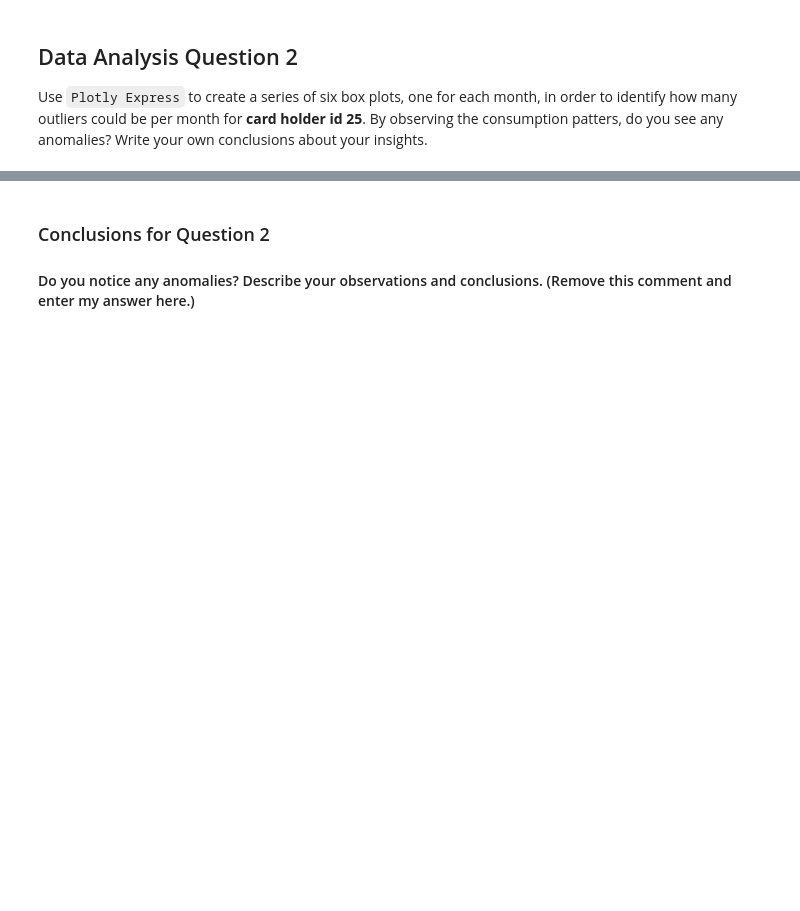
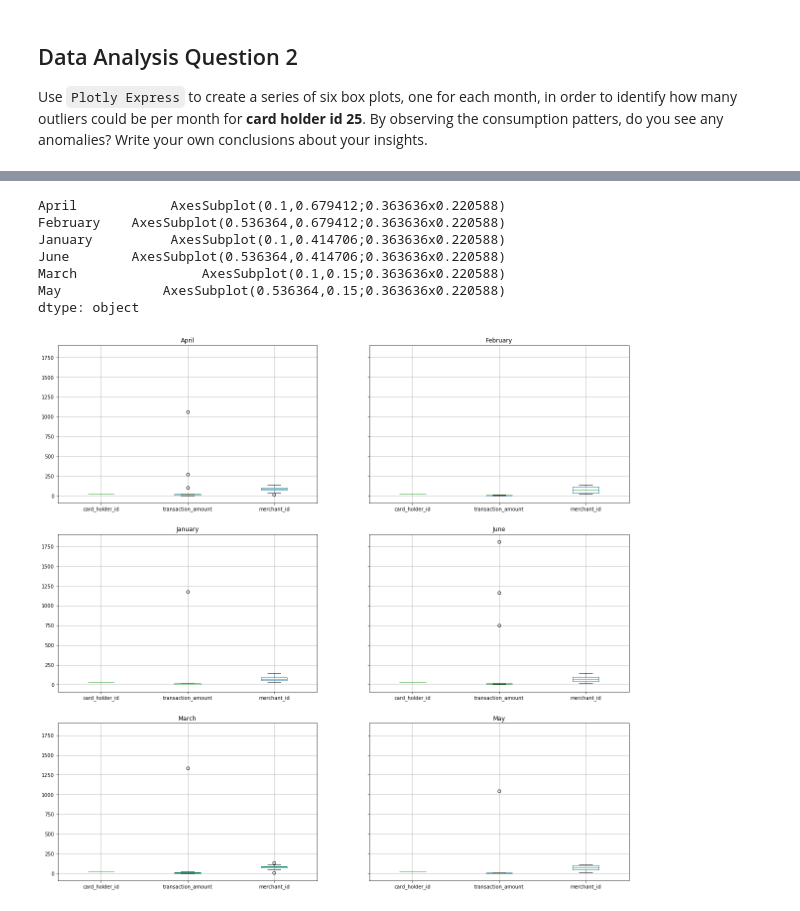
Before and after one commit to jonowens/suspicious_transactions, a Jupyter notebook: visual_data_analysis.ipynb, the cells around one changed output, grey strips where cells are left out. Drawn from its saved outputs; the diff is of its cells as text; code cells hidden in the pictures; blank space fills up the shorter version.

Commit message:
Complete second phase of analysis for card holder 25 and answered question 2.

```diff
--- a/visual_data_analysis.ipynb
+++ b/visual_data_analysis.ipynb
@@ -229,3 +226,9 @@ card_holder_2.hvplot(label='Activity Customer 2') * card_holder_18.hvplot(label=
    Use `Plotly Express` to create a series of six box plots, one for each month, in order to identify how many outliers could be per month for **card holder id 25**. By observing the consumption patters, do you see any anomalies? Write your own conclusions about your insights.
 # %%
 # loading data of daily transactions from jan to jun 2018 for card holder 25
+card_holder_25 = df_card_holder[df_card_holder['card_holder_id'] == 25]
+card_holder_25.reset_index(inplace=True)
+card_holder_25.sort_values(['transaction_date'], inplace=True)
+# Assign transactions from January through the end June.
+card_holder_25_jan_jun_2018 = card_holder_25[0:68]
+card_holder_25_jan_jun_2018.tail()
@@ -233,0 +242,7 @@ card_holder_2.hvplot(label='Activity Customer 2') * card_holder_18.hvplot(label=
+# %%
+# change the numeric month to month names
+card_holder_25_jan_jun_2018.set_index(['transaction_date'], inplace=True)
+card_holder_25_jan_jun_2018.head()
+# Extract string format from tranasaction_date and assign month to index
+card_holder_25_jan_jun_2018.index = card_holder_25_jan_jun_2018.index.strftime('%B')
+card_holder_25_jan_jun_2018
@@ -234,5 +264,15 @@ card_holder_2.hvplot(label='Activity Customer 2') * card_holder_18.hvplot(label=
 # %%
-# creating the six box plots using plotly express
+# create the six box plots using plotly express
+card_holder_25_jan_jun_2018.reset_index(inplace=True)
+#card_holder_25_jan_jun_2018.head()
+card_holder_25_jan_jun_2018 = card_holder_25_jan_jun_2018.groupby('transaction_date')
+card_holder_25_jan_jun_2018.boxplot(figsize=(20,20))
+# %% [output]
+April            AxesSubplot(0.1,0.679412;0.363636x0.220588)
+February    AxesSubplot(0.536364,0.679412;0.363636x0.220588)
+January          AxesSubplot(0.1,0.414706;0.363636x0.220588)
+June        AxesSubplot(0.536364,0.414706;0.363636x0.220588)
+March                AxesSubplot(0.1,0.15;0.363636x0.220588)
+May             AxesSubplot(0.536364,0.15;0.363636x0.220588)
+dtype: object
+[figure, added]
-# %% [markdown]
-### Conclusions for Question 2
-#### Do you notice any anomalies? Describe your observations and conclusions.  (Remove this comment and enter my answer here.)
```
Also changed, not shown: parts of 5 cells of this notebook.
